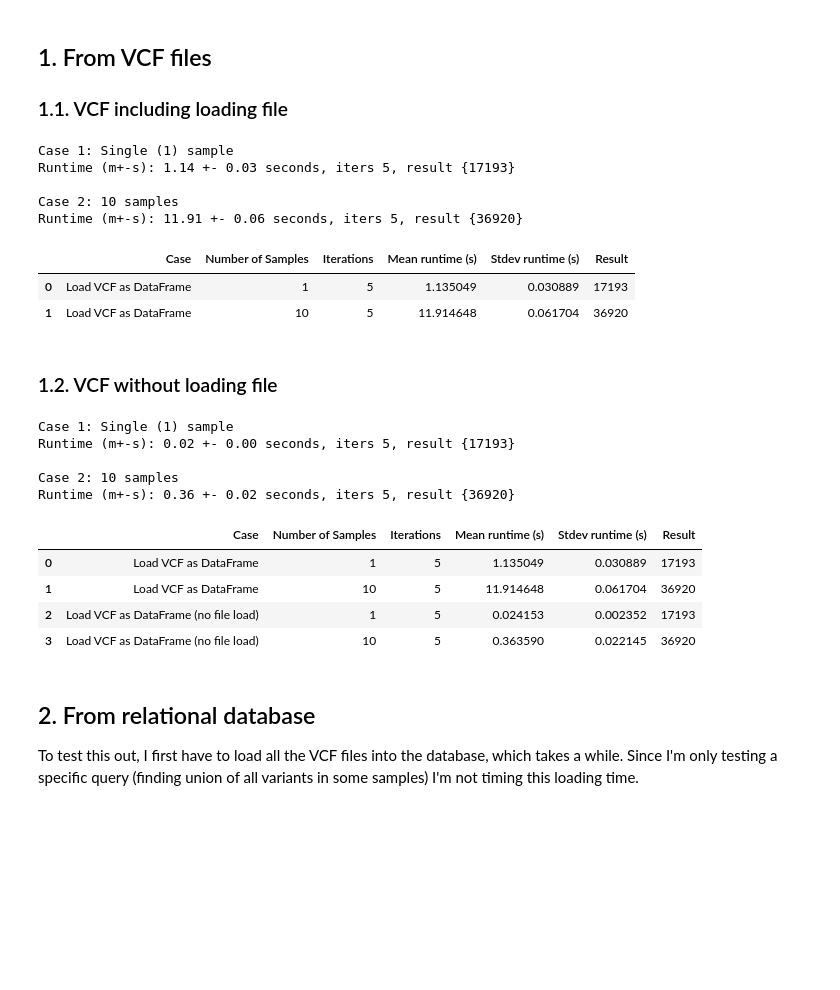
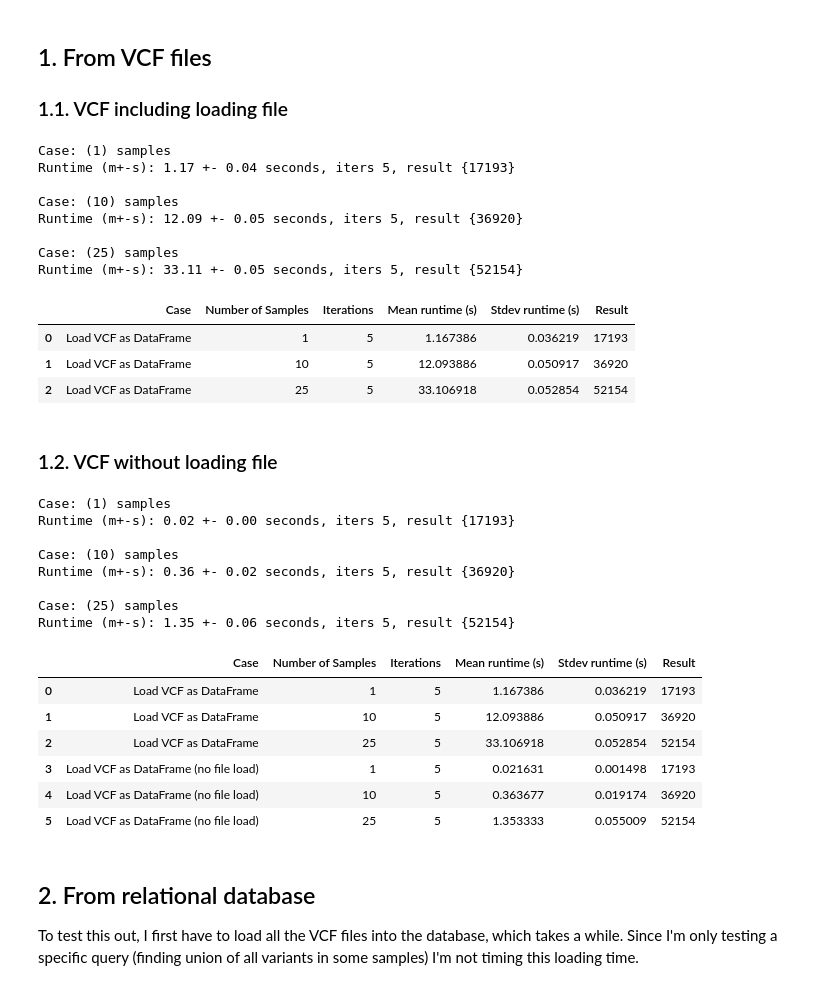
Before and after one commit to apetkau/thesis-data-simulation, a Jupyter notebook: jackalope/salmonella/test-load-vcf/test-load.ipynb, the cells around one changed output. Saved outputs shown, nothing was run; the diff lists cells and outputs as text; code cells hidden in the pictures; blank space fills up the shorter version.

Commit message:
Got 3 different test cases and code refactoring

```diff
--- a/jackalope/salmonella/test-load-vcf/test-load.ipynb
+++ b/jackalope/salmonella/test-load-vcf/test-load.ipynb
@@ -69,6 +69,8 @@ Let's test getting set of all variants among a list of samples (union)
 # %%
 case1_samples = ['SH12-001']
 case2_samples = ["SH14-004" ,"SH13-001" ,"SH14-011" ,"SH14-016" ,"SH09-29" ,"SH12-008" ,"SH14-010" ,"SH14-028" ,"SH10-30" ,"SH12-007"]
+case3_samples = ["SH14-020", "SH14-002", "SH12-004", "SH14-010", "SH14-009", "SH14-022", "SH12-003", "SH12-014", "SH09-29", "SH14-025", "SH13-002", "SH13-006", "SH13-001", "SH13-004", "SH12-007", "SH14-015", "SH12-010", "SH11-002", "SH12-001", "SH10-015", "SH14-021", "SH14-001", "SH14-012", "SH14-004", "SH14-013"]
+case_samples = [case1_samples, case2_samples, case3_samples]
 
 results_table = pd.DataFrame(data=[], columns=[
     'Case',
@@ -100,60 +102,61 @@ def get_union_from_vcf(samples: List[str]) -> int:
 
     return len(vars_union)
 
-print(f'Case 1: Single ({len(case1_samples)}) sample')
-results_table, results = runtime_iteration(get_union_from_vcf, results_table, 'Load VCF as DataFrame', len(case1_samples), samples=case1_samples)
+for samples in case_samples:
+    print(f'\nCase: ({len(samples)}) samples')
+    results_table, results = runtime_iteration(get_union_from_vcf, results_table, 'Load VCF as DataFrame', len(samples), samples=samples)
 
-print(f'\nCase 2: {len(case2_samples)} samples')
-results_table, results = runtime_iteration(get_union_from_vcf, results_table, 'Load VCF as DataFrame', len(case2_samples), samples=case2_samples)
 results_table
 # %% [output]
-Case 1: Single (1) sample
-Runtime (m+-s): 1.14 +- 0.03 seconds, iters 5, result {17193}
+Case: (1) samples
+Runtime (m+-s): 1.17 +- 0.04 seconds, iters 5, result {17193}
 
-Case 2: 10 samples
-Runtime (m+-s): 11.91 +- 0.06 seconds, iters 5, result {36920}
+Case: (10) samples
+Runtime (m+-s): 12.09 +- 0.05 seconds, iters 5, result {36920}
+
+Case: (25) samples
+Runtime (m+-s): 33.11 +- 0.05 seconds, iters 5, result {52154}
 |  | Case | Number of Samples | Iterations | Mean runtime (s) | Stdev runtime (s) | Result |
-| 0 | Load VCF as DataFrame | 1 | 5 | 1.135049 | 0.030889 | 17193 |
-| 1 | Load VCF as DataFrame | 10 | 5 | 11.914648 | 0.061704 | 36920 |
+| 0 | Load VCF as DataFrame | 1 | 5 | 1.167386 | 0.036219 | 17193 |
+| 1 | Load VCF as DataFrame | 10 | 5 | 12.093886 | 0.050917 | 36920 |
+| 2 | Load VCF as DataFrame | 25 | 5 | 33.106918 | 0.052854 | 52154 |
 # %% [markdown]
 ### 1.2. VCF without loading file
 # %%
 import pandas as pd
 
 def get_union_from_vcf_no_load(var_df: pd.DataFrame) -> int:
     vars_union = set()
     samples = set(var_df['SAMPLE'].tolist())
     var_df['SPDI'] = var_df['CHROM'] + ':' + var_df['POS'].astype(str) + ':' + var_df['REF'] + ':' + var_df['ALT']
     for sample in samples:
         vars_union = vars_union.union(set(var_df[var_df['SAMPLE'] == sample]['SPDI'].tolist()))
 
     return len(vars_union)
 
-print(f'Case 1: Single ({len(case1_samples)}) sample')
-
-sample_dirs = [snippy_dir / s for s in case1_samples]
-variants_reader = SnippyVariantsReader(sample_dirs)
-var_df = variants_reader.get_variants_table()
-results_table, results = runtime_iteration(get_union_from_vcf_no_load, results_table, 'Load VCF as DataFrame (no file load)', len(case1_samples), var_df=var_df)
-
-print(f'\nCase 2: {len(case2_samples)} samples')
-
-sample_dirs = [snippy_dir / s for s in case2_samples]
-variants_reader = SnippyVariantsReader(sample_dirs)
-var_df = variants_reader.get_variants_table()
-results_table, results = runtime_iteration(get_union_from_vcf_no_load, results_table, 'Load VCF as DataFrame (no file load)', len(case2_samples), var_df=var_df)
+for samples in case_samples:
+    print(f'\nCase: ({len(samples)}) samples')
+    sample_dirs = [snippy_dir / s for s in samples]
+    variants_reader = SnippyVariantsReader(sample_dirs)
+    var_df = variants_reader.get_variants_table()
+    results_table, results = runtime_iteration(get_union_from_vcf_no_load, results_table, 'Load VCF as DataFrame (no file load)', len(samples), var_df=var_df)
 results_table
 # %% [output]
-Case 1: Single (1) sample
+Case: (1) samples
 Runtime (m+-s): 0.02 +- 0.00 seconds, iters 5, result {17193}
 
-Case 2: 10 samples
+Case: (10) samples
 Runtime (m+-s): 0.36 +- 0.02 seconds, iters 5, result {36920}
+
+Case: (25) samples
+Runtime (m+-s): 1.35 +- 0.06 seconds, iters 5, result {52154}
 |  | Case | Number of Samples | Iterations | Mean runtime (s) | Stdev runtime (s) | Result |
-| 0 | Load VCF as DataFrame | 1 | 5 | 1.135049 | 0.030889 | 17193 |
-| 1 | Load VCF as DataFrame | 10 | 5 | 11.914648 | 0.061704 | 36920 |
-| 2 | Load VCF as DataFrame (no file load) | 1 | 5 | 0.024153 | 0.002352 | 17193 |
-| 3 | Load VCF as DataFrame (no file load) | 10 | 5 | 0.363590 | 0.022145 | 36920 |
+| 0 | Load VCF as DataFrame | 1 | 5 | 1.167386 | 0.036219 | 17193 |
+| 1 | Load VCF as DataFrame | 10 | 5 | 12.093886 | 0.050917 | 36920 |
+| 2 | Load VCF as DataFrame | 25 | 5 | 33.106918 | 0.052854 | 52154 |
+| 3 | Load VCF as DataFrame (no file load) | 1 | 5 | 0.021631 | 0.001498 | 17193 |
+| 4 | Load VCF as DataFrame (no file load) | 10 | 5 | 0.363677 | 0.019174 | 36920 |
+| 5 | Load VCF as DataFrame (no file load) | 25 | 5 | 1.353333 | 0.055009 | 52154 |
 # %% [markdown]
 ## 2. From relational database
 
```
Also changed, not shown: parts of 8 cells of this notebook.
